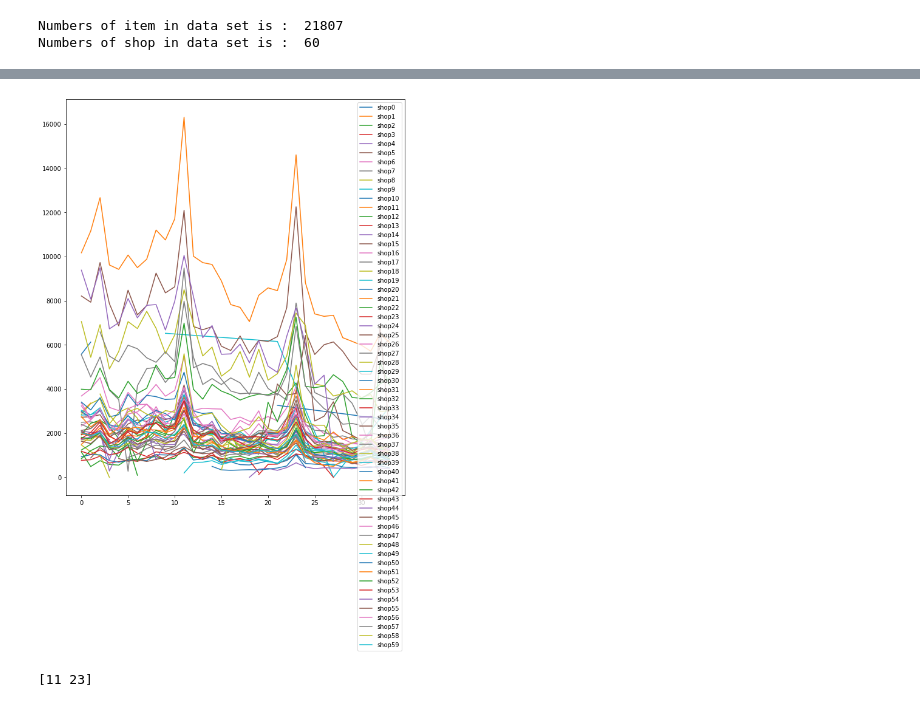
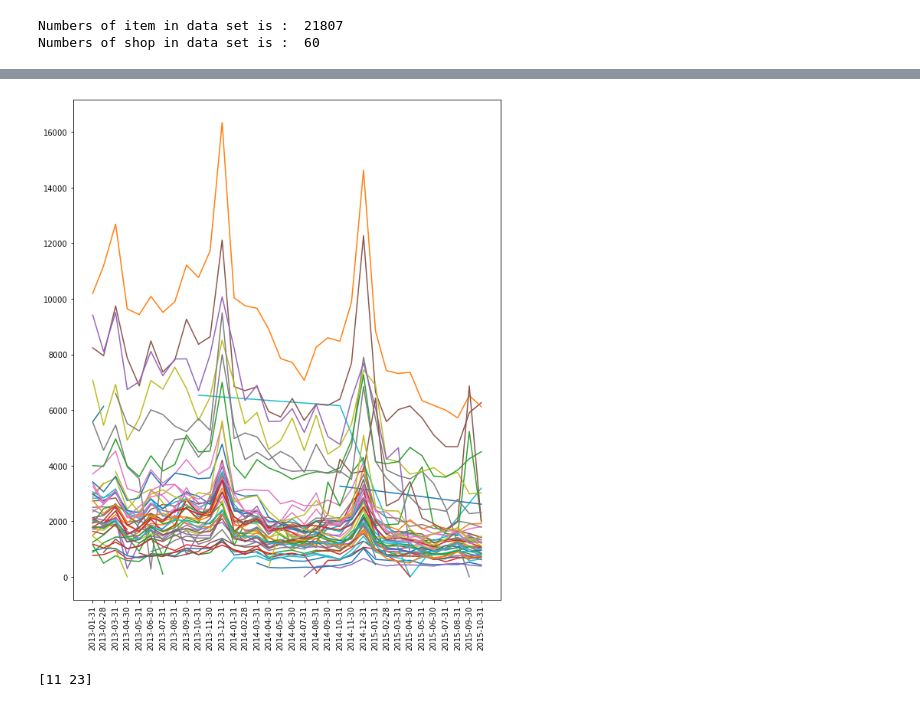
Before and after one commit to YamataHermione/Sales-Prediction, a Jupyter notebook: EDA.ipynb, the cells around one changed output, grey strips where cells are left out. Saved outputs shown, nothing was run; the diff lists cells and outputs as text; code cells hidden in the pictures.

```diff
--- a/EDA.ipynb
+++ b/EDA.ipynb
@@ -132,0 +136,3 @@ items[items['item_id'] == 6066]
+# %%
+from datetime import date
+date_range_ = pd.date_range(date(2013,1,31),periods=len(pd.unique(sales_train['date_block_num'])), freq='M')
@@ -133,9 +152,13 @@ items[items['item_id'] == 6066]
+# %%
+dict_ = dict(zip(pd.unique(sales_train['date_block_num']), date_range_))
+# %%
+sales_train['time'] = sales_train['date_block_num'].map(dict_)
 # %% [markdown]
 ## EDA
 # %%
 sales_train['date'] = pd.to_datetime(sales_train['date'],format="%d.%m.%Y")
 
-group_by_shop_item_monthly = sales_train.groupby(by=['shop_id', 'item_id', 'date_block_num', 'item_price']).agg(
+group_by_shop_item_monthly = sales_train.groupby(by=['shop_id', 'item_id', 'time', 'item_price']).agg(
     {'item_cnt_day' : 'sum'}
 ).reset_index()
 # %%
@@ -187,14 +210,15 @@ gc.collect()
 # %%
-shop_sale = group_by_shop_item_monthly.groupby(by=['shop_id', 'date_block_num'])['item_cnt_day'].sum().reset_index()
+shop_sale = group_by_shop_item_monthly.groupby(by=['shop_id', 'time'])['item_cnt_day'].sum().reset_index()
 plt.figure(figsize=(10, 12))
 for shop_id in shop_sale['shop_id'].unique():
     subset = shop_sale[shop_sale['shop_id'] == shop_id]
-    plt.plot(subset['date_block_num'], subset['item_cnt_day'], label = 'shop' + str(shop_id))
-plt.legend()
+    plt.plot(subset['time'], subset['item_cnt_day'], label = 'shop' + str(shop_id))
+    plt.xticks(subset['time'], rotation=90)
+#plt.legend()
 
 plt.savefig("shop sales monthly.svg", format="svg")
 # %% [output]
-[figure, old version]
+[figure, new version]
 # %%
 # Sales in two month are extremely high, find out what happens in that two months
 two_months = shop_sale[['item_cnt_day','date_block_num']].sort_values(by='item_cnt_day', ascending=False)[:2]['date_block_num'].values
```
Also changed, not shown: parts of 29 cells of this notebook.
